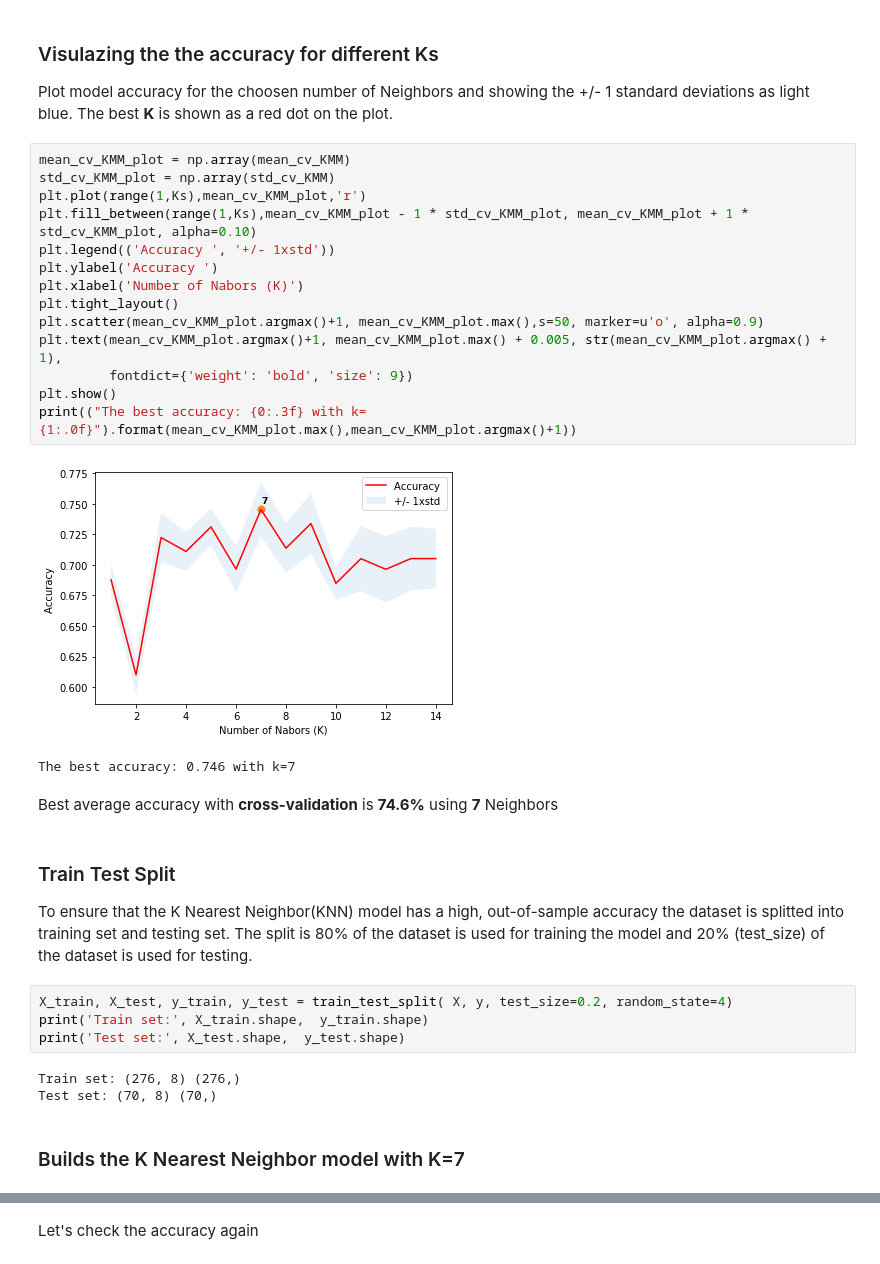
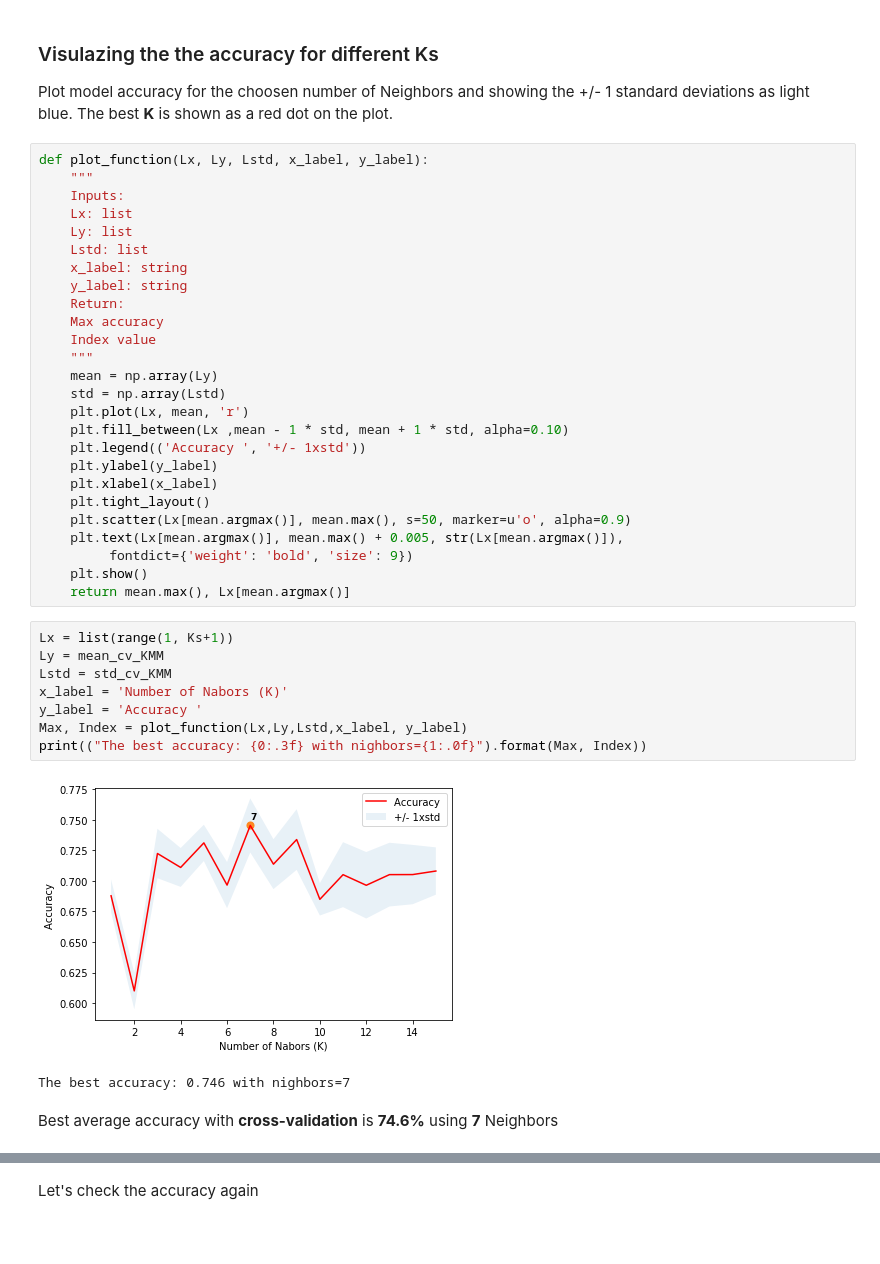
Before and after one commit to M-L-5000/Capstone-projects, a Jupyter notebook: Final project - Machine Learning with Python.ipynb, the cells around one changed output, grey strips where cells are left out. Drawn from its saved outputs; the diff is of its cells as text; blank space fills up the shorter version.

```diff
--- a/Final project - Machine Learning with Python.ipynb
+++ b/Final project - Machine Learning with Python.ipynb
@@ -328,33 +321,41 @@ for n in range(1,Ks):
 Plot model accuracy for the choosen number of Neighbors and showing the +/- 1 standard deviations as light blue.
 The best __K__ is shown as a red dot on the plot.
 # %%
-mean_cv_KMM_plot = np.array(mean_cv_KMM)
-std_cv_KMM_plot = np.array(std_cv_KMM)
-plt.plot(range(1,Ks),mean_cv_KMM_plot,'r')
-plt.fill_between(range(1,Ks),mean_cv_KMM_plot - 1 * std_cv_KMM_plot, mean_cv_KMM_plot + 1 * std_cv_KMM_plot, alpha=0.10)
-plt.legend(('Accuracy ', '+/- 1xstd'))
-plt.ylabel('Accuracy ')
-plt.xlabel('Number of Nabors (K)')
-plt.tight_layout()
-plt.scatter(mean_cv_KMM_plot.argmax()+1, mean_cv_KMM_plot.max(),s=50, marker=u'o', alpha=0.9)
-plt.text(mean_cv_KMM_plot.argmax()+1, mean_cv_KMM_plot.max() + 0.005, str(mean_cv_KMM_plot.argmax() + 1),
+def plot_function(Lx, Ly, Lstd, x_label, y_label):
+    """
+    Inputs:
+    Lx: list
+    Ly: list
+    Lstd: list
+    x_label: string
+    y_label: string
+    Return:
+    Max accuracy
+    Index value
+    """
+    mean = np.array(Ly)
+    std = np.array(Lstd)
+    plt.plot(Lx, mean, 'r')
+    plt.fill_between(Lx ,mean - 1 * std, mean + 1 * std, alpha=0.10)
+    plt.legend(('Accuracy ', '+/- 1xstd'))
+    plt.ylabel(y_label)
+    plt.xlabel(x_label)
+    plt.tight_layout()
+    plt.scatter(Lx[mean.argmax()], mean.max(), s=50, marker=u'o', alpha=0.9)
+    plt.text(Lx[mean.argmax()], mean.max() + 0.005, str(Lx[mean.argmax()]),
          fontdict={'weight': 'bold', 'size': 9})
-plt.show()
-print(("The best accuracy: {0:.3f} with k={1:.0f}").format(mean_cv_KMM_plot.max(),mean_cv_KMM_plot.argmax()+1))
+    plt.show()
+    return mean.max(), Lx[mean.argmax()]
-# %% [output]
-[figure, removed]
-The best accuracy: 0.746 with k=7
+# %%
+Lx = list(range(1, Ks+1))
+Ly = mean_cv_KMM
+Lstd = std_cv_KMM
+x_label = 'Number of Nabors (K)'
+y_label = 'Accuracy '
+Max, Index = plot_function(Lx,Ly,Lstd,x_label, y_label)
+print(("The best accuracy: {0:.3f} with nighbors={1:.0f}").format(Max, Index))
+# %% [output]
+[figure, added]
+The best accuracy: 0.746 with nighbors=7
 # %% [markdown]
 Best average accuracy with __cross-validation__ is __74.6%__ using __7__ Neighbors
-# %% [markdown]
-### Train Test Split
-To ensure that the K Nearest Neighbor(KNN) model has a high, out-of-sample accuracy the dataset is splitted into training set and testing set. The split is 80% of the dataset is used for training the model and 20% (test_size) of the dataset is used for testing.
-# %%
-X_train, X_test, y_train, y_test = train_test_split( X, y, test_size=0.2, random_state=4)
-print('Train set:', X_train.shape,  y_train.shape)
-print('Test set:', X_test.shape,  y_test.shape)
-# %% [output]
-Train set: (276, 8) (276,)
-Test set: (70, 8) (70,)
-# %% [markdown]
-### Builds the K Nearest Neighbor model with K=7
```
Also changed, not shown: parts of 68 cells of this notebook.
